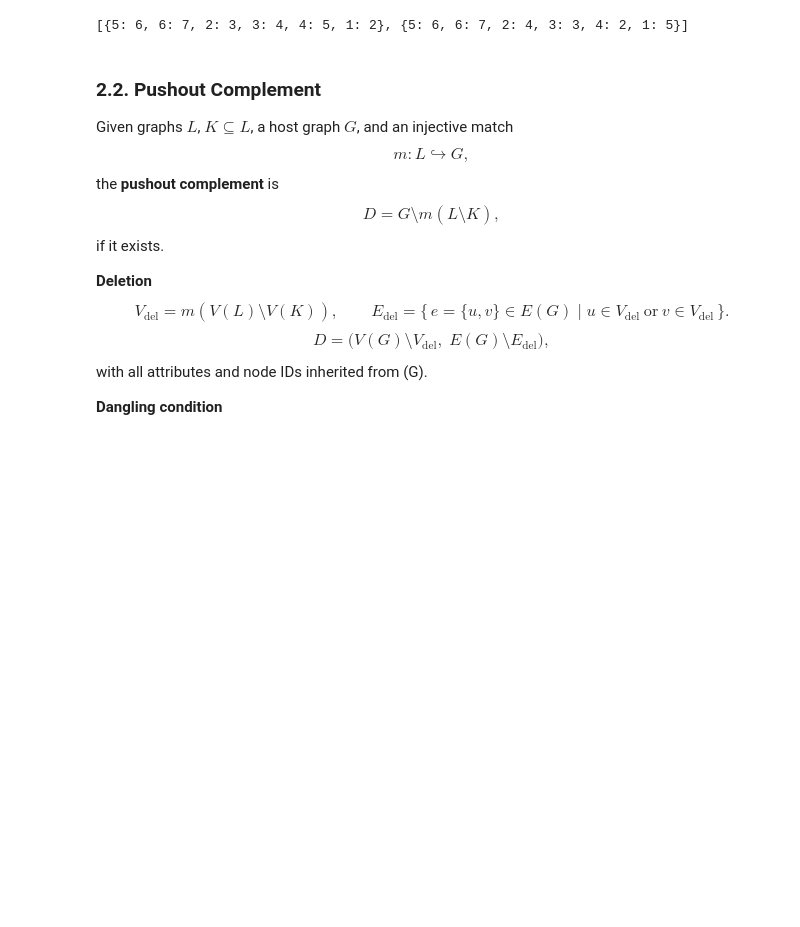
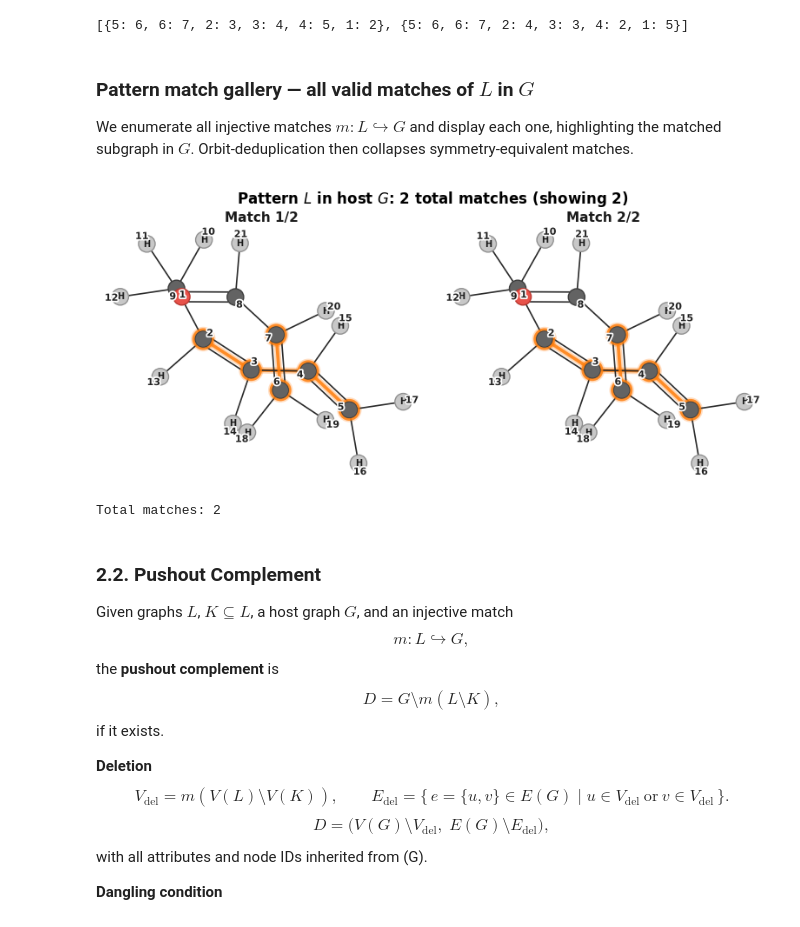
Before and after one commit to TieuLongPhan/SynEdu, a Jupyter notebook: synedu/S05/notebook.ipynb, the cells around one changed output. Saved outputs shown, nothing was run; the diff lists cells and outputs as text; code cells hidden in the pictures; blank space fills up the shorter version.

```diff
--- a/synedu/S05/notebook.ipynb
+++ b/synedu/S05/notebook.ipynb
@@ -1011,6 +1146,58 @@ matches = find_pattern_match_components(G, L)
 matches
 # %% [output]
 [{5: 6, 6: 7, 2: 3, 3: 4, 4: 5, 1: 2}, {5: 6, 6: 7, 2: 4, 3: 3, 4: 2, 1: 5}]
+# %% [markdown]
+### Pattern match gallery — all valid matches of $L$ in $G$
+
+We enumerate all injective matches $m: L \hookrightarrow G$ and display each one,
+highlighting the matched subgraph in $G$. Orbit-deduplication then collapses
+symmetry-equivalent matches.
+# %%
+import matplotlib.pyplot as plt
+from synedu.Utils.vis import draw_molecular_graph
+
+# All valid injective matches (already computed above)
+_all_matches = find_pattern_match_components(G, L)
+_n_raw = len(_all_matches)
+
+# Show up to 6
+_show = _all_matches[: min(6, _n_raw)]
+_ncols = min(3, len(_show))
+_nrows = (len(_show) + _ncols - 1) // _ncols
+
+fig, axes = plt.subplots(
+    _nrows, _ncols, figsize=(_ncols * 4, _nrows * 3.5), facecolor='white'
+)
+axes = axes.flatten() if hasattr(axes, 'flatten') else [axes]
+
+for k, match in enumerate(_show):
+    ax = axes[k]
+    _hl_nodes = set(match.values())
+    _hl_edges = {(u, v) for u, v in G.edges() if u in _hl_nodes and v in _hl_nodes}
+    draw_molecular_graph(
+        G,
+        ax=ax,
+        highlight_nodes=_hl_nodes,
+        highlight_edges=_hl_edges,
+        highlight_color='#FF7F0E',
+        title=f'Match {k+1}/{_n_raw}',
+        show_indices=True,
+    )
+
+for ax in axes[len(_show) :]:
+    ax.set_visible(False)
+
+fig.suptitle(
+    f'Pattern $L$ in host $G$: {_n_raw} total matches' f' (showing {len(_show)})',
+    fontsize=12,
+    fontweight='bold',
+)
+plt.tight_layout()
+plt.show()
+print(f'Total matches: {_n_raw}')
+# %% [output]
+[figure, added]
+Total matches: 2
 # %% [markdown]
 ### 2.2. Pushout Complement
 
```
Also changed, not shown: parts of 13 cells of this notebook, 59 other files.
